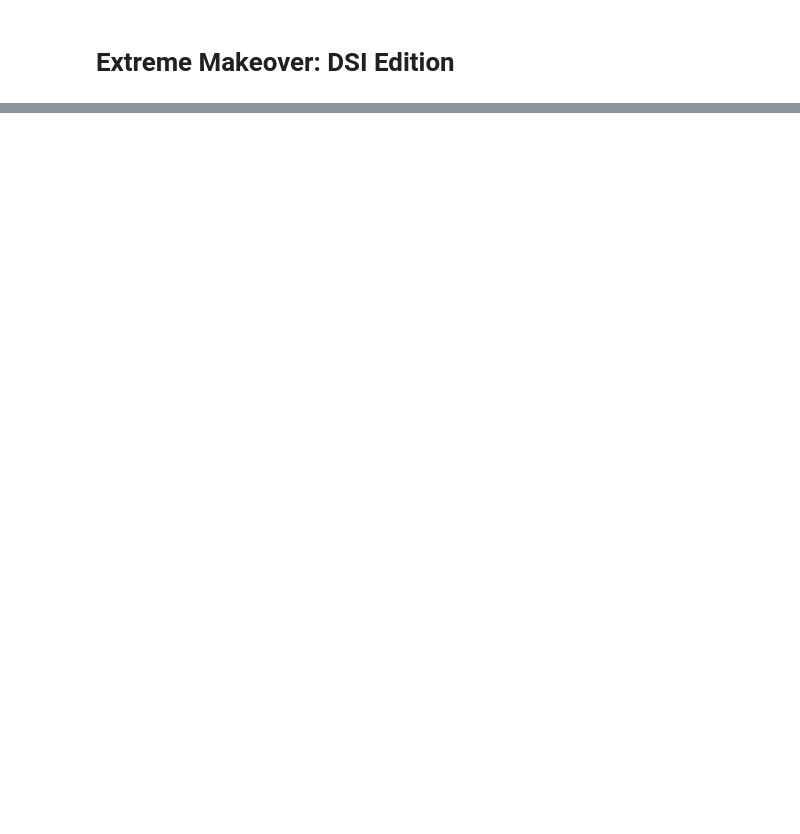
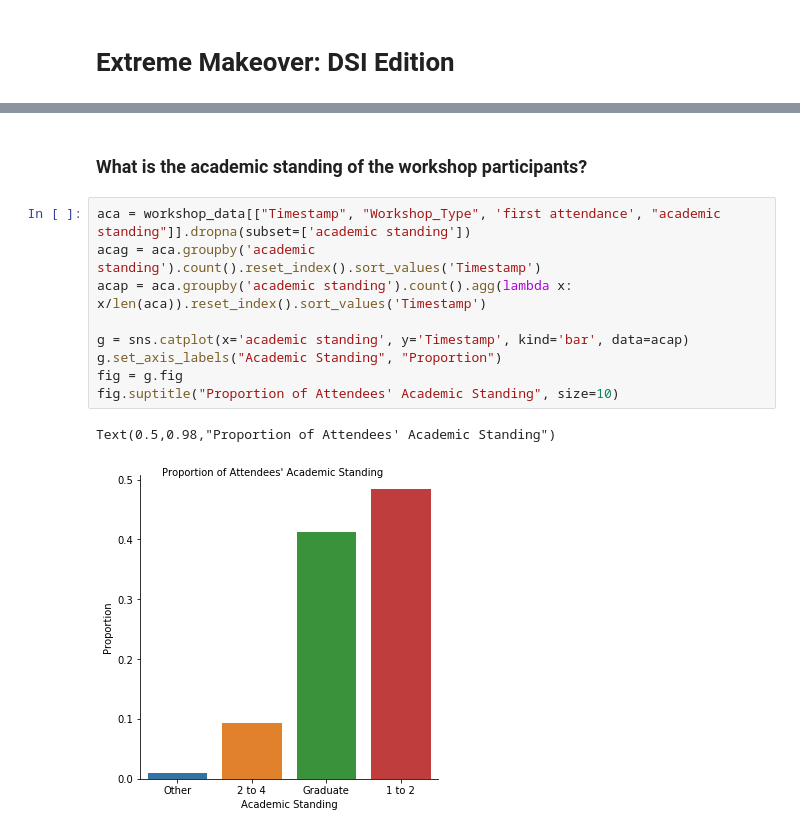
Before and after one commit to tylerjrichards/Mini_Projects, a Jupyter notebook: Analyzing_DSI/Extreme_Makeover_DSI.ipynb, the cells around one changed output, grey strips where cells are left out. Cells and saved outputs as stored; diff of their text form; blank space fills up the shorter version.

```diff
--- a/Analyzing_DSI/Extreme_Makeover_DSI.ipynb
+++ b/Analyzing_DSI/Extreme_Makeover_DSI.ipynb
@@ -95,0 +56,14 @@ Name: study, Length: 165, dtype: int64
+# %% [markdown]
+### What is the academic standing of the workshop participants?
+# %%
+aca = workshop_data[["Timestamp", "Workshop_Type", 'first attendance', "academic standing"]].dropna(subset=['academic standing'])
+acag = aca.groupby('academic standing').count().reset_index().sort_values('Timestamp')
+acap = aca.groupby('academic standing').count().agg(lambda x: x/len(aca)).reset_index().sort_values('Timestamp')
+
+g = sns.catplot(x='academic standing', y='Timestamp', kind='bar', data=acap)
+g.set_axis_labels("Academic Standing", "Proportion")
+fig = g.fig
+fig.suptitle("Proportion of Attendees' Academic Standing", size=10)
+# %% [output]
+Text(0.5,0.98,"Proportion of Attendees' Academic Standing")
+[figure, added]
```
Also changed, not shown: parts of 20 cells of this notebook, 2 other files.
